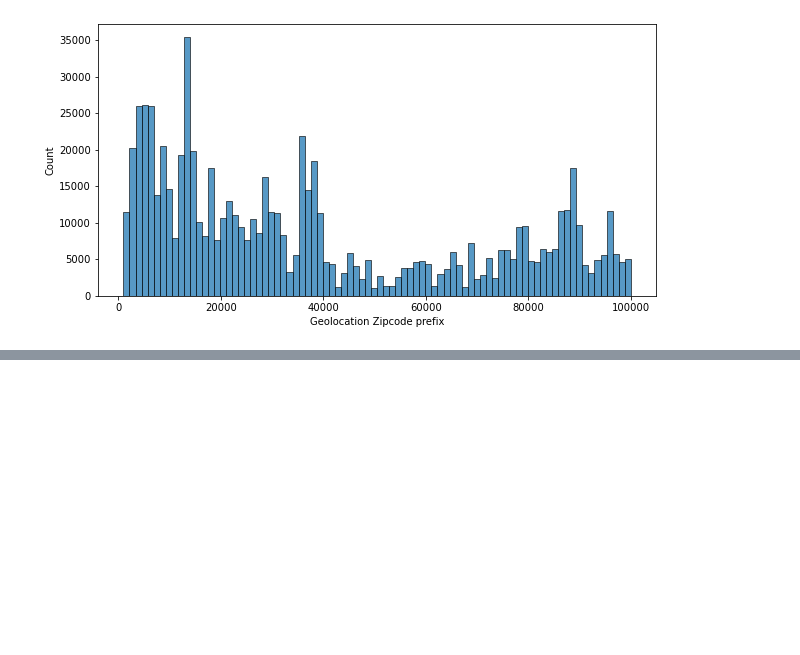
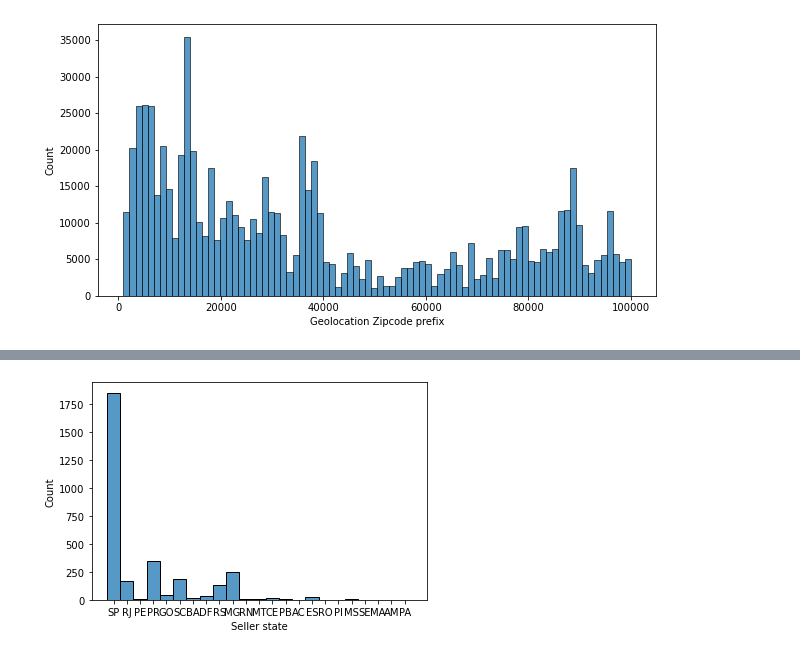
Before and after one commit to Drcadin/Segmentation_Client, a Jupyter notebook: EDA_E-commerce_Olist.ipynb, the cells around one changed output, grey strips where cells are left out. Saved outputs shown, nothing was run; the diff lists cells and outputs as text; code cells hidden in the pictures; blank space fills up the shorter version.

```diff
--- a/EDA_E-commerce_Olist.ipynb
+++ b/EDA_E-commerce_Olist.ipynb
@@ -140,0 +409,7 @@ plt.show()
+# %%
+plt.figure()
+sns.histplot(data=sellers, x='seller_state')
+plt.xlabel('Seller state')
+plt.show()
+# %% [output]
+[figure, added]
```
Also changed, not shown: parts of 115 cells of this notebook.
